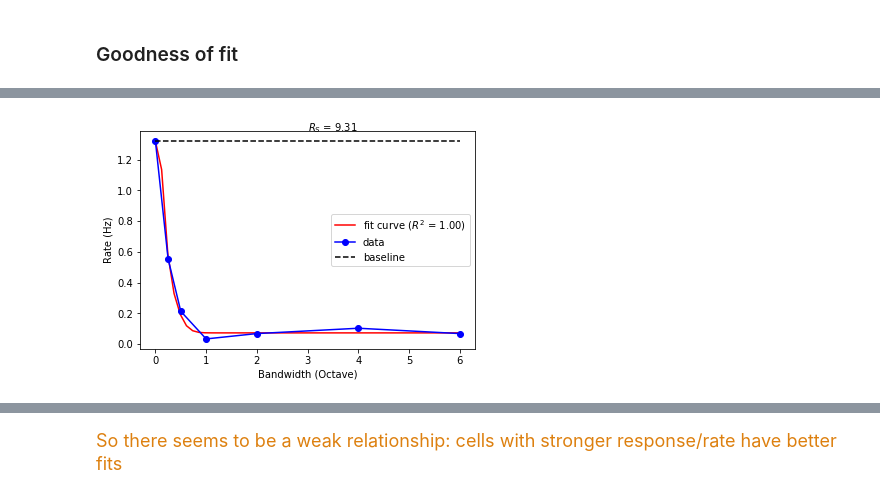
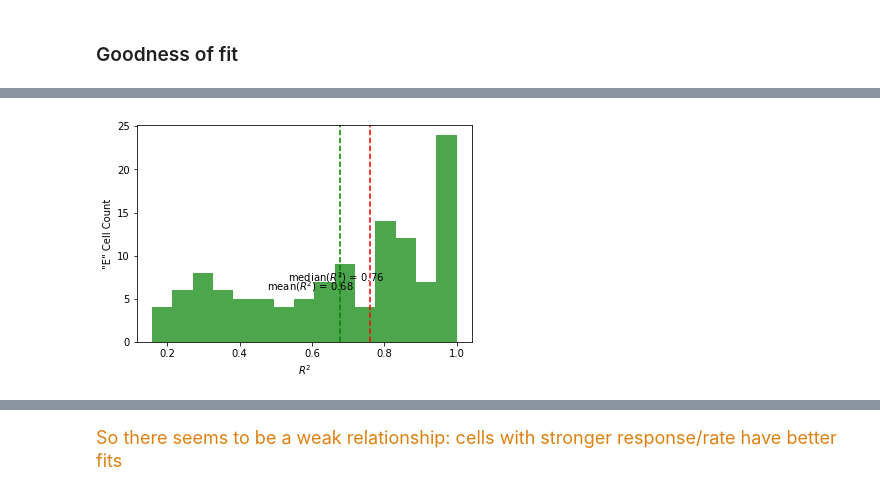
Before and after one commit to ahmadianlab/ACbandwidth, a Jupyter notebook: ACTuningCurves_CarandiniFits_Ecells.ipynb, the cells around one changed output, grey strips where cells are left out. Saved outputs shown, nothing was run; the diff lists cells and outputs as text; code cells hidden in the pictures.

```diff
--- a/ACTuningCurves_CarandiniFits_Ecells.ipynb
+++ b/ACTuningCurves_CarandiniFits_Ecells.ipynb
@@ -105,27 +54,0 @@ plt.show()
-# %%
-#visualize all fits, from worse to best
-import pylab as pl
-from IPython import display
-
-R2inds = np.argsort(R2)
-for cel in R2inds[:]:
-    pl.clf()
-    baseline = TCfeatures['Baselines'][cel]
-    pl.plot(test_BWs, baseline + TCfeatures['fitTCs'][:,cel],'r-',label='fit curve ('+R2Label+' = %1.2f)' % R2[cel])
-    pl.plot(Bandwidths, baseline + TCfeatures['rawTCs'][:,cel],'bo-',label='data')
-    pl.plot(Bandwidths, baseline*(1+0*Bandwidths),'k--',label='baseline')
-    pl.xlabel('Bandwidth (Octave)')
-    pl.ylabel('Rate (Hz)')
-    pl.legend()
-#     xs1 = np.asarray(pl.gca().get_xlim())
-#     ys1 = np.asarray(pl.gca().get_ylim())
-#     pl.text(xs1[0] + .5 * np.diff(xs1),ys1[0] + .6 * np.diff(ys1),'$R^2$ = %1.2f' % R2[R2inds])
-    pl.text(3,baseline*1.05,'$R_S$ = %1.2f' % TCfeatures['CarandiniParams']['RS'][cel])
-
-    display.display(pl.gcf())
-    display.clear_output(wait=True)
-    time.sleep(.25)
-    if TCfeatures['CarandiniParams']['RS'][cel] > 19:
-        time.sleep(.25)
-# %% [output]
-[figure, removed]
@@ -146,0 +57,6 @@ del(TCfeaturesToPlot,ParamsLabels,TCparamNames)
+# %%
+nb_cell = 3
+%run -i celltype_identified_TCfits_nb
+plt.show()
+# %% [output]
+[figure, added]
```
Also changed, not shown: parts of 49 cells of this notebook, 9 other files.
